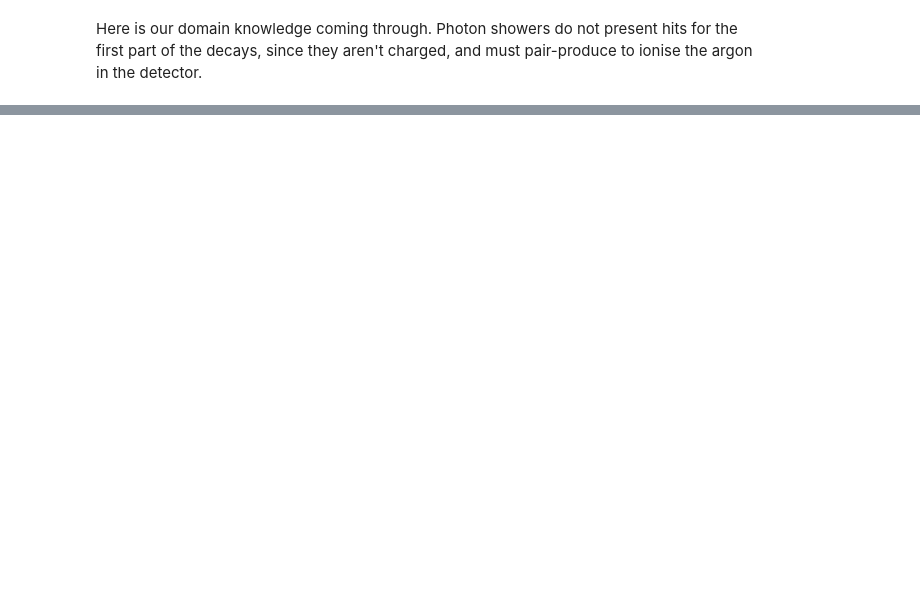
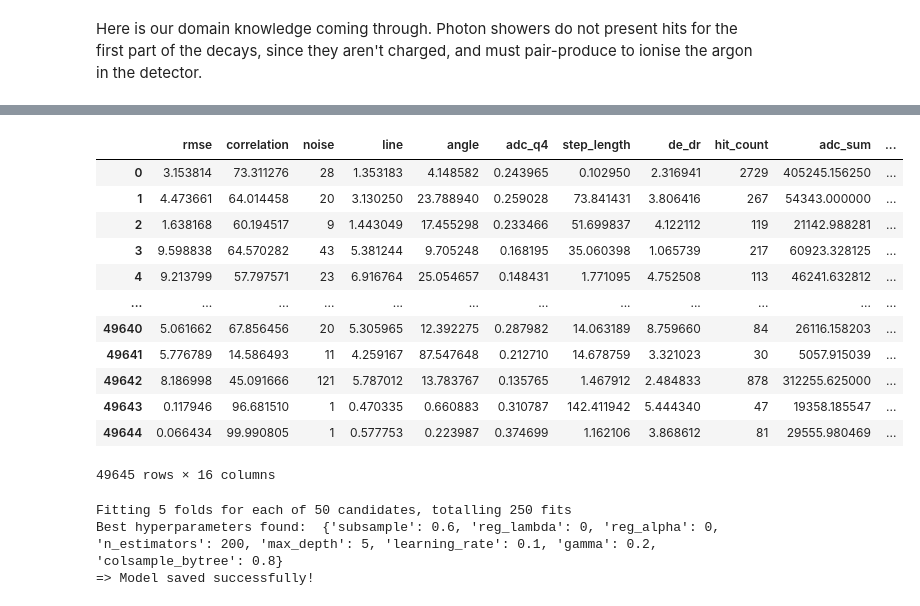
Before and after one commit to cBollins/Final-Year-ML-Project, a Jupyter notebook: Project_Overview.ipynb, the cells around one changed output, grey strips where cells are left out. Saved outputs shown, nothing was run; the diff lists cells and outputs as text; code cells hidden in the pictures; blank space fills up the shorter version.

```diff
--- a/Project_Overview.ipynb
+++ b/Project_Overview.ipynb
@@ -907,0 +1092,18 @@ File Media\de_dr_pdf_histogram.png already exists. Skipping.
+# %%
+# do the same for the testing data...
+data_1 = create_data(cheated_1, features)
+data_1
+# %% [output]
+|  | rmse | correlation | noise | line | angle | adc_q4 | step_length | de_dr | hit_count | adc_sum | ... |
+| 0 | 3.153814 | 73.311276 | 28 | 1.353183 | 4.148582 | 0.243965 | 0.102950 | 2.316941 | 2729 | 405245.156250 | ... |
+| 1 | 4.473661 | 64.014458 | 20 | 3.130250 | 23.788940 | 0.259028 | 73.841431 | 3.806416 | 267 | 54343.000000 | ... |
+| 2 | 1.638168 | 60.194517 | 9 | 1.443049 | 17.455298 | 0.233466 | 51.699837 | 4.122112 | 119 | 21142.988281 | ... |
+| 3 | 9.598838 | 64.570282 | 43 | 5.381244 | 9.705248 | 0.168195 | 35.060398 | 1.065739 | 217 | 60923.328125 | ... |
+| 4 | 9.213799 | 57.797571 | 23 | 6.916764 | 25.054657 | 0.148431 | 1.771095 | 4.752508 | 113 | 46241.632812 | ... |
+| ... | ... | ... | ... | ... | ... | ... | ... | ... | ... | ... | ... |
+| 49640 | 5.061662 | 67.856456 | 20 | 5.305965 | 12.392275 | 0.287982 | 14.063189 | 8.759660 | 84 | 26116.158203 | ... |
+| 49641 | 5.776789 | 14.586493 | 11 | 4.259167 | 87.547648 | 0.212710 | 14.678759 | 3.321023 | 30 | 5057.915039 | ... |
+| 49642 | 8.186998 | 45.091666 | 121 | 5.787012 | 13.783767 | 0.135765 | 1.467912 | 2.484833 | 878 | 312255.625000 | ... |
+| 49643 | 0.117946 | 96.681510 | 1 | 0.470335 | 0.660883 | 0.310787 | 142.411942 | 5.444340 | 47 | 19358.185547 | ... |
+| 49644 | 0.066434 | 99.990805 | 1 | 0.577753 | 0.223987 | 0.374699 | 1.162106 | 3.868612 | 81 | 29555.980469 | ... |
+49645 rows × 16 columns
@@ -907,0 +1114,45 @@ File Media\de_dr_pdf_histogram.png already exists. Skipping.
+# %%
+# The following parameter grid was used:
+param_grid = {
+    'n_estimators': [50, 100, 200, 500],  # Number of trees
+    'max_depth': [3, 5, 7, 10],  # Tree depth
+    'learning_rate': [0.001, 0.01, 0.1, 0.3],  # Step size shrinkage
+    'subsample': [0.6, 0.8, 1.0],  # Row sampling per tree
+    'colsample_bytree': [0.6, 0.8, 1.0],  # Feature sampling per tree
+    'gamma': [0, 0.1, 0.2, 0.5],  # Minimum loss reduction for split
+    'reg_lambda': [0, 1, 10],  # L2 regularization
+    'reg_alpha': [0, 1, 10]  # L1 regularization
+}
+
+# and a randomised search over the hyperparameter space
+# (today, having the environment locally, I would probably utilise a grid search,
+# but we will continue with random for reproducibility)
+
+bdt = xgb.XGBClassifier(eval_metric="logloss")
+
+random_search = RandomizedSearchCV(
+    estimator=bdt,
+    param_distributions=param_grid,
+    n_iter=50,  # Number of random samples to try
+    scoring='accuracy',  # Optimize for classification accuracy
+    cv=5,  # 5-fold cross-validation
+    verbose=2,
+    n_jobs=-1,  # Use all available CPU cores
+    random_state=42
+)
+
+# split training and testing
+x_train, y_train = data_0.drop(columns=["LABEL"]), data_0["LABEL"]
+x_test, y_test = data_1.drop(columns=["LABEL"]), data_1["LABEL"]
+
+random_search.fit(x_train, y_train)
+
+best_xgb = random_search.best_estimator_
+print("Best hyperparameters found: ", random_search.best_params_)
+
+joblib.dump(best_xgb, "xgb_data/optimized_15f.pkl")
+print("=> Model saved successfully!")
+# %% [output]
+Fitting 5 folds for each of 50 candidates, totalling 250 fits
+Best hyperparameters found:  {'subsample': 0.6, 'reg_lambda': 0, 'reg_alpha': 0, 'n_estimators': 200, 'max_depth': 5, 'learning_rate': 0.1, 'gamma': 0.2, 'colsample_bytree': 0.8}
+=> Model saved successfully!
```
Also changed, not shown: parts of 25 cells of this notebook, 21 other files.
